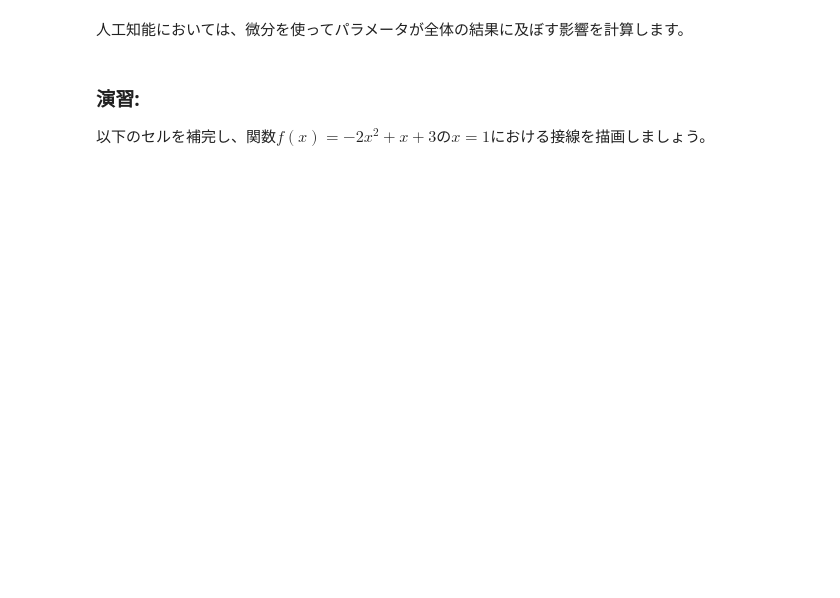
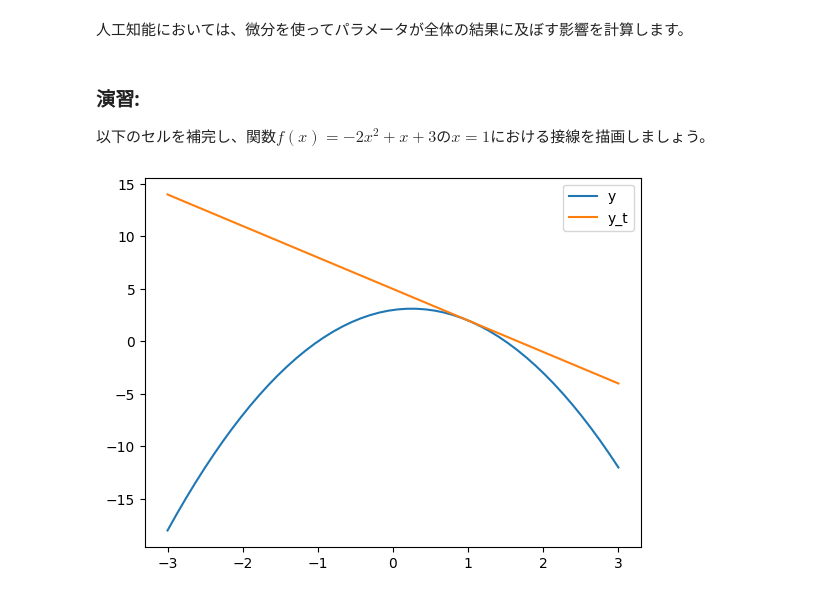
Before and after one commit to yuukimotai/UsedApart_PricePred, a Jupyter notebook: math_for_ai/Section_6/limit_lesson.ipynb, the cells around one changed output. Drawn from its saved outputs; the diff is of its cells as text; code cells hidden in the pictures; blank space fills up the shorter version.

```diff
--- a/math_for_ai/Section_6/limit_lesson.ipynb
+++ b/math_for_ai/Section_6/limit_lesson.ipynb
@@ -129,21 +131,23 @@ plt.show()
 # %%
 import numpy as np
 import matplotlib.pyplot as plt
 
 def my_func(x):
     return -2*x**2 + x + 3
 
 def my_func_dif(x):  # 導関数
-    return
+    return -4*x + 1
 
 x = np.linspace(-3, 3)
 y = my_func(x)
 
 a = 1
 y_t = my_func_dif(a)*x + my_func(a) - my_func_dif(a)*a  # x=1のときの接線
 
 plt.plot(x, y, label="y")
 plt.plot(x, y_t, label="y_t")
 
 plt.legend()
 plt.show()
+# %% [output]
+[figure, added]
```
Also changed, not shown: parts of 1 cell of this notebook.
